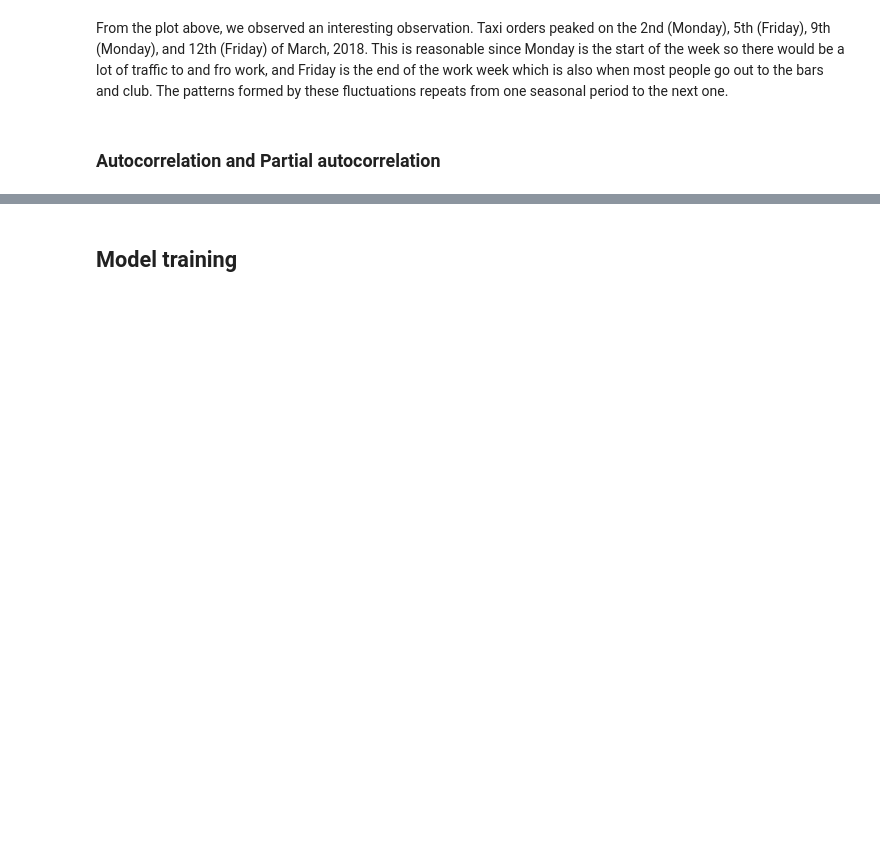
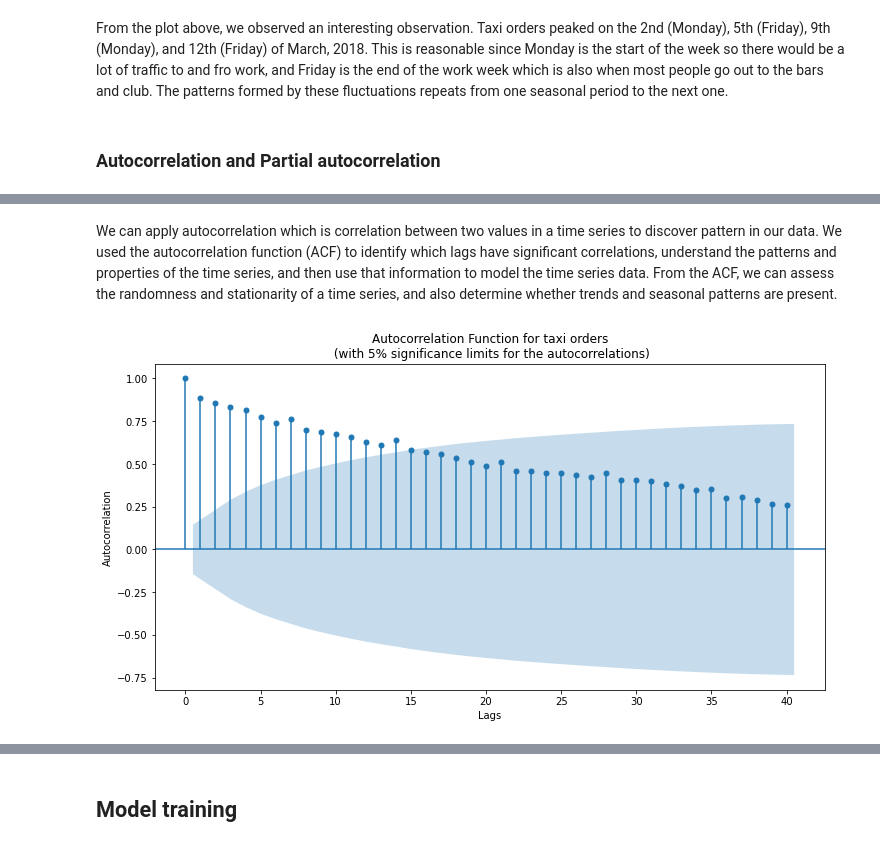
Before and after one commit to chuksoo/taxi_orders_predictionML, a Jupyter notebook: taxi_orders_predictionML.ipynb, the cells around one changed output, grey strips where cells are left out. Saved outputs shown, nothing was run; the diff lists cells and outputs as text; code cells hidden in the pictures; blank space fills up the shorter version.

Commit message:
Updated Model analysis

```diff
--- a/taxi_orders_predictionML.ipynb
+++ b/taxi_orders_predictionML.ipynb
@@ -421,0 +413,11 @@ plt.show()
+# %% [markdown]
+We can apply autocorrelation which is correlation between two values in a time series to discover pattern in our data. We used the autocorrelation function (ACF) to identify which lags have significant correlations, understand the patterns and properties of the time series, and then use that information to model the time series data. From the ACF, we can assess the randomness and stationarity of a time series, and also determine whether trends and seasonal patterns are present.
+# %%
+# plot of autocorrelation function
+fig, ax = plt.subplots(figsize=(12, 6))
+plot_acf(ts_, lags = 40, title='Autocorrelation Function for taxi orders\n (with 5% significance limits for the autocorrelations)', ax=ax)
+plt.ylabel('Autocorrelation')
+plt.xlabel('Lag')
+plt.show()
+# %% [output]
+[figure, added]
```
Also changed, not shown: parts of 7 cells of this notebook.
